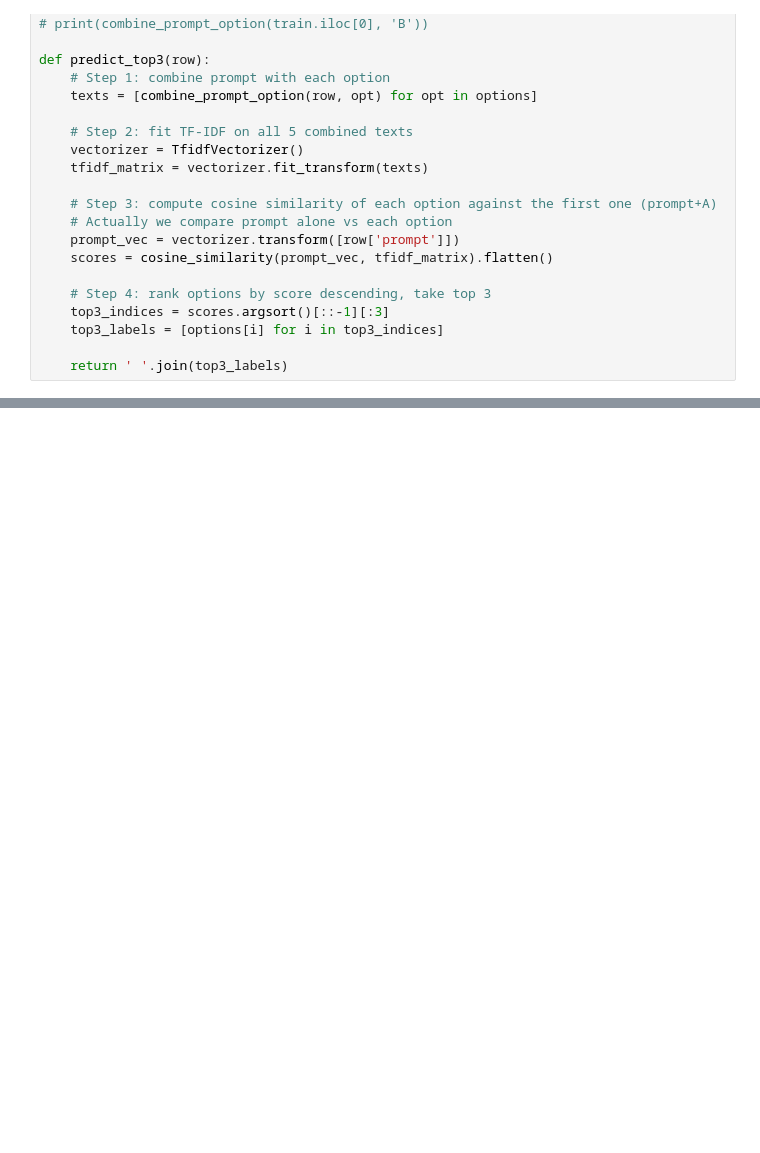
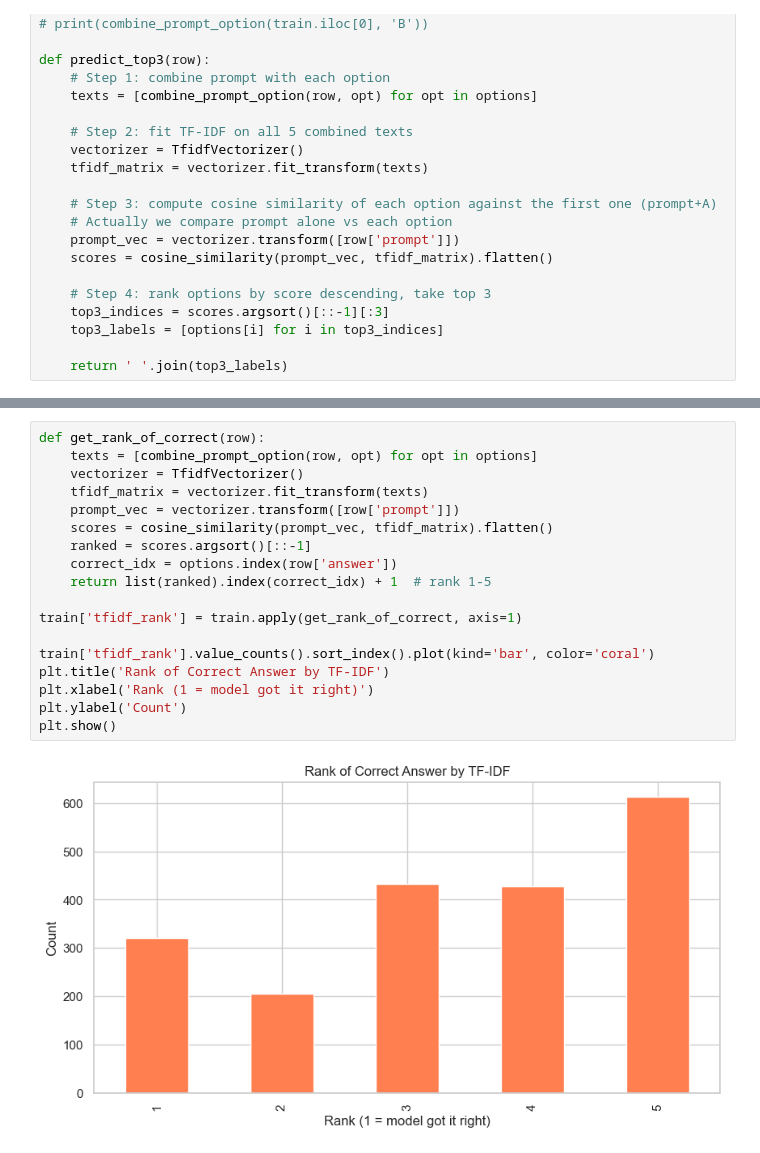
Before and after one commit to varnit27/dlgenai-t22026, a Jupyter notebook: DL-23f3000843-notebook-t22026.ipynb, the cells around one changed output, grey strips where cells are left out. Drawn from its saved outputs; the diff is of its cells as text; blank space fills up the shorter version.

```diff
--- a/DL-23f3000843-notebook-t22026.ipynb
+++ b/DL-23f3000843-notebook-t22026.ipynb
@@ -124,0 +181,20 @@ def predict_top3(row):
+# %%
+def get_rank_of_correct(row):
+    texts = [combine_prompt_option(row, opt) for opt in options]
+    vectorizer = TfidfVectorizer()
+    tfidf_matrix = vectorizer.fit_transform(texts)
+    prompt_vec = vectorizer.transform([row['prompt']])
+    scores = cosine_similarity(prompt_vec, tfidf_matrix).flatten()
+    ranked = scores.argsort()[::-1]
+    correct_idx = options.index(row['answer'])
+    return list(ranked).index(correct_idx) + 1  # rank 1-5
+
+train['tfidf_rank'] = train.apply(get_rank_of_correct, axis=1)
+
+train['tfidf_rank'].value_counts().sort_index().plot(kind='bar', color='coral')
+plt.title('Rank of Correct Answer by TF-IDF')
+plt.xlabel('Rank (1 = model got it right)')
+plt.ylabel('Count')
+plt.show()
+# %% [output]
+[figure, added]
```
Also changed, not shown: parts of 4 cells of this notebook.
